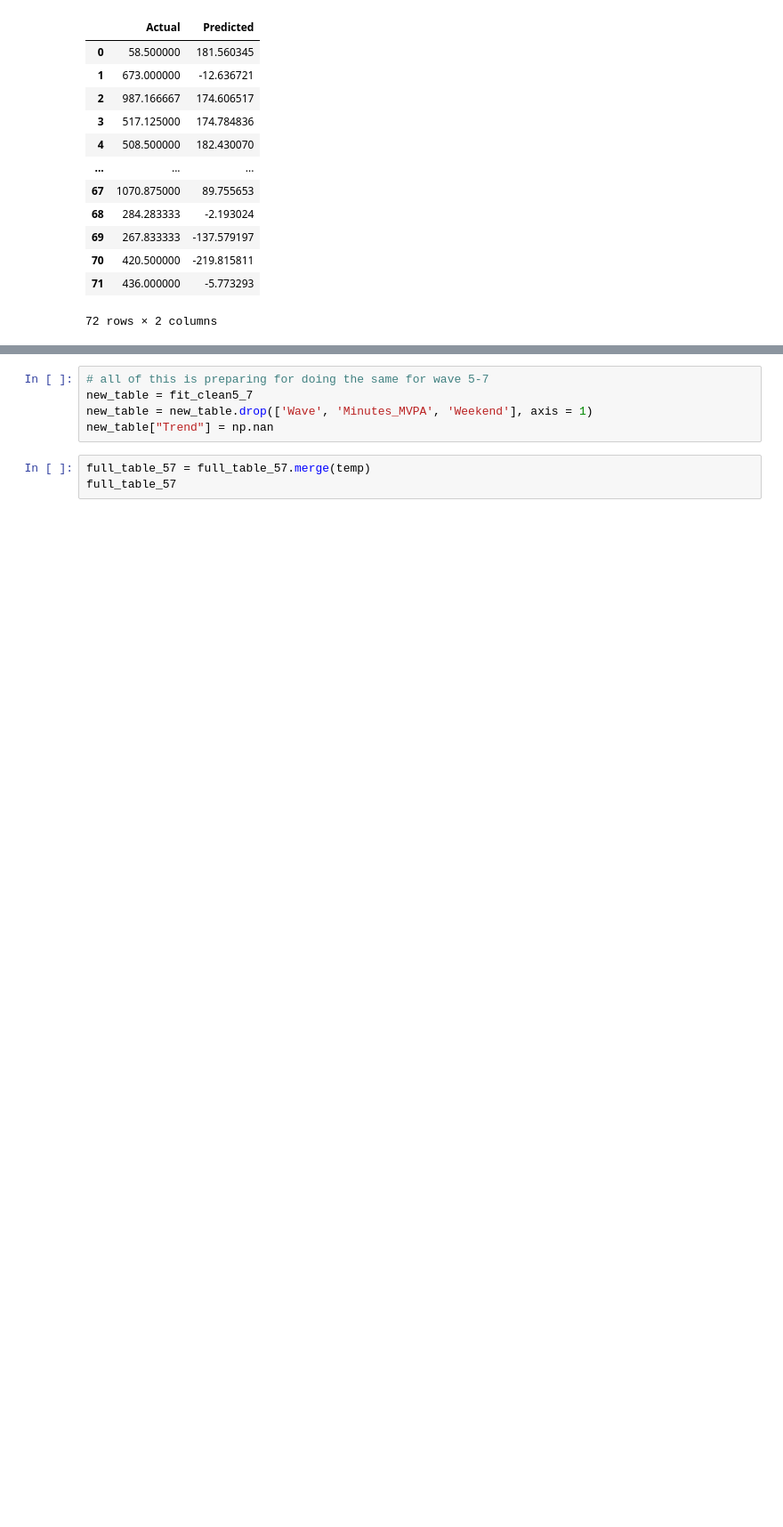
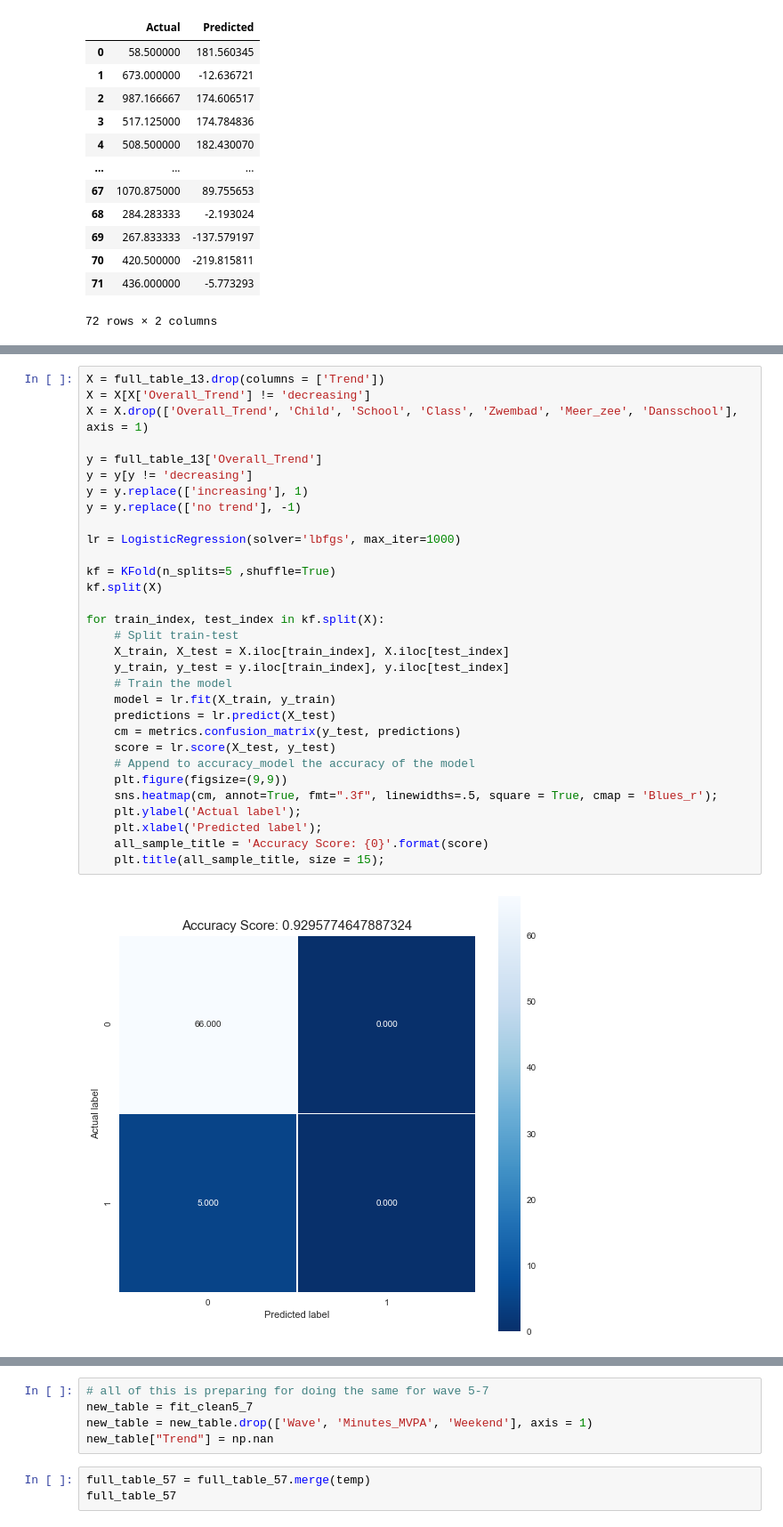
Before and after one commit to Shoarmin/baproject, a Jupyter notebook: code.ipynb, the cells around one changed output, grey strips where cells are left out. Shown at 89% size. Cells and saved outputs as stored; diff of their text form; blank space fills up the shorter version.

```diff
--- a/code.ipynb
+++ b/code.ipynb
@@ -694,0 +676,33 @@ full_table_13.iloc[:, 6:].describe()
+# %%
+X = full_table_13.drop(columns = ['Trend'])
+X = X[X['Overall_Trend'] != 'decreasing']
+X = X.drop(['Overall_Trend', 'Child', 'School', 'Class', 'Zwembad', 'Meer_zee', 'Dansschool'], axis = 1)
+
+y = full_table_13['Overall_Trend']
+y = y[y != 'decreasing']
+y = y.replace(['increasing'], 1)
+y = y.replace(['no trend'], -1)
+
+lr = LogisticRegression(solver='lbfgs', max_iter=1000)
+
+kf = KFold(n_splits=5 ,shuffle=True)
+kf.split(X)
+
+for train_index, test_index in kf.split(X):
+    # Split train-test
+    X_train, X_test = X.iloc[train_index], X.iloc[test_index]
+    y_train, y_test = y.iloc[train_index], y.iloc[test_index]
+    # Train the model
+    model = lr.fit(X_train, y_train)
+    predictions = lr.predict(X_test)
+    cm = metrics.confusion_matrix(y_test, predictions)
+    score = lr.score(X_test, y_test)
+    # Append to accuracy_model the accuracy of the model
+    plt.figure(figsize=(9,9))
+    sns.heatmap(cm, annot=True, fmt=".3f", linewidths=.5, square = True, cmap = 'Blues_r');
+    plt.ylabel('Actual label');
+    plt.xlabel('Predicted label');
+    all_sample_title = 'Accuracy Score: {0}'.format(score)
+    plt.title(all_sample_title, size = 15);
+# %% [output]
+[figure, added]
```
Also changed, not shown: parts of 6 cells of this notebook, 1 other file.
